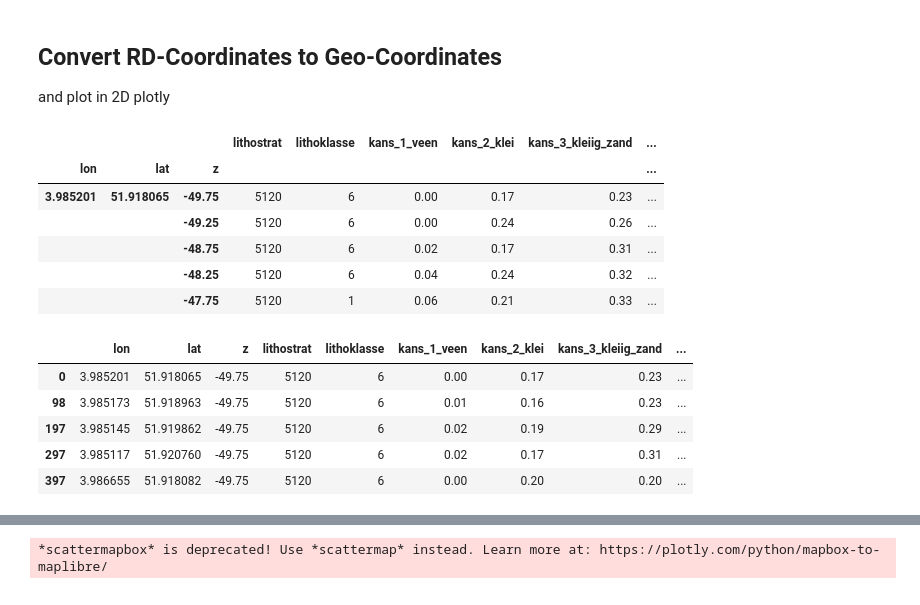
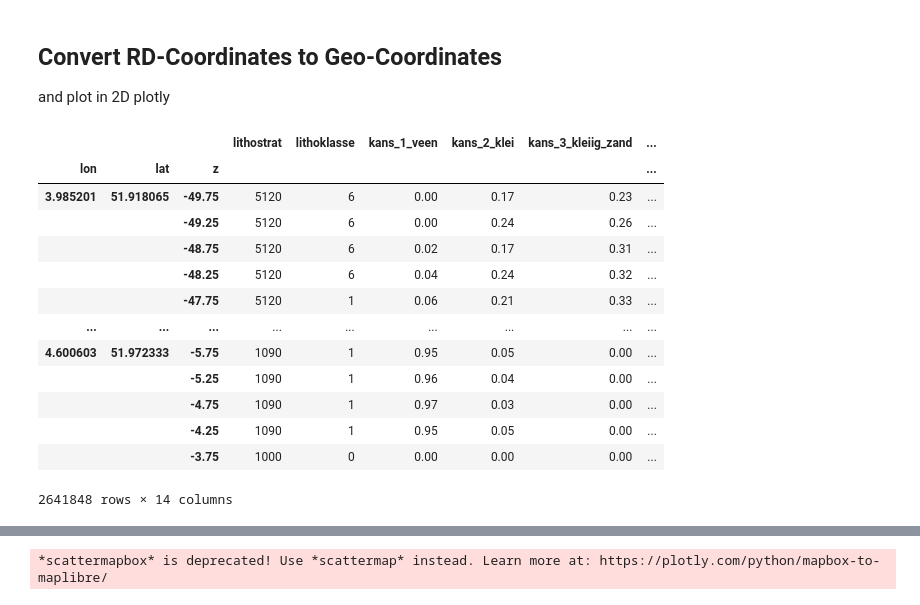
Before and after one commit to silviaelisabeth/UndergroundVisuals_Rotterdam, a Jupyter notebook: dev_layer_plot.ipynb, the cells around one changed output, grey strips where cells are left out. Saved outputs shown, nothing was run; the diff lists cells and outputs as text; code cells hidden in the pictures.

```diff
--- a/dev_layer_plot.ipynb
+++ b/dev_layer_plot.ipynb
@@ -34,7 +34,8 @@ user_input_address = "Depot Boijmans Van Beuningen"
 # %% [markdown]
 # Settings
 # %%
-url = "https://service.pdok.nl/cbs/gebiedsindelingen/2025/wfs/v1_0?request=GetFeature&service=WFS&version=2.0.0&typeName=gemeente_gegeneraliseerd&outputFormat=json"
+base_url = 'https://service.pdok.nl'
+ENDPOINT_MUNICIPALITY = '/cbs/gebiedsindelingen/2025/wfs/v1_0?request=GetFeature&service=WFS&version=2.0.0&typeName=gemeente_gegeneraliseerd&outputFormat=json'
 # %%
 url_openstreetmap = "https://nominatim.openstreetmap.org/search"
 # %%
@@ -161,7 +150,7 @@ memory usage: 2.5 GB
 
 #### Get Rotterdam City Boundary
 # %%
-municipalities = gpd.read_file(url)
+municipalities = gpd.read_file(base_url + ENDPOINT_MUNICIPALITY)
 municipalities.head()
 # %% [output]
 |  | statcode | jrstatcode | statnaam | rubriek | id | geometry |
@@ -224,24 +213,19 @@ Data points available within Rotterdam (2641848, 14)
 and plot in 2D plotly
 # %%
 points_in_rotterdam = ft.convert_rd_into_geocoordinates(points_in_rotterdam)
-points_in_rotterdam.head()
+points_in_rotterdam
 # %% [output]
 |  |  |  | lithostrat | lithoklasse | kans_1_veen | kans_2_klei | kans_3_kleiig_zand | ... |
 | lon | lat | z |  |  |  |  |  | ... |
 | 3.985201 | 51.918065 | -49.75 | 5120 | 6 | 0.00 | 0.17 | 0.23 | ... |
 |  |  | -49.25 | 5120 | 6 | 0.00 | 0.24 | 0.26 | ... |
 |  |  | -48.75 | 5120 | 6 | 0.02 | 0.17 | 0.31 | ... |
 |  |  | -48.25 | 5120 | 6 | 0.04 | 0.24 | 0.32 | ... |
 |  |  | -47.75 | 5120 | 1 | 0.06 | 0.21 | 0.33 | ... |
+| ... | ... | ... | ... | ... | ... | ... | ... | ... |
+| 4.600603 | 51.972333 | -5.75 | 1090 | 1 | 0.95 | 0.05 | 0.00 | ... |
+|  |  | -5.25 | 1090 | 1 | 0.96 | 0.04 | 0.00 | ... |
+|  |  | -4.75 | 1090 | 1 | 0.97 | 0.03 | 0.00 | ... |
+|  |  | -4.25 | 1090 | 1 | 0.95 | 0.05 | 0.00 | ... |
+|  |  | -3.75 | 1000 | 0 | 0.00 | 0.00 | 0.00 | ... |
+2641848 rows × 14 columns
-# %%
-unique_pairs = points_in_rotterdam.reset_index()[['lat', 'lon']].drop_duplicates()
-
-df_unique_pairs = points_in_rotterdam.reset_index().loc[unique_pairs.index]
-df_unique_pairs.head()
-# %% [output]
-|  | lon | lat | z | lithostrat | lithoklasse | kans_1_veen | kans_2_klei | kans_3_kleiig_zand | ... |
-| 0 | 3.985201 | 51.918065 | -49.75 | 5120 | 6 | 0.00 | 0.17 | 0.23 | ... |
-| 98 | 3.985173 | 51.918963 | -49.75 | 5120 | 6 | 0.01 | 0.16 | 0.23 | ... |
-| 197 | 3.985145 | 51.919862 | -49.75 | 5120 | 6 | 0.02 | 0.19 | 0.29 | ... |
-| 297 | 3.985117 | 51.920760 | -49.75 | 5120 | 6 | 0.02 | 0.17 | 0.31 | ... |
-| 397 | 3.986655 | 51.918082 | -49.75 | 5120 | 6 | 0.00 | 0.20 | 0.20 | ... |
```
Also changed, not shown: parts of 20 cells of this notebook, 3 other files.
